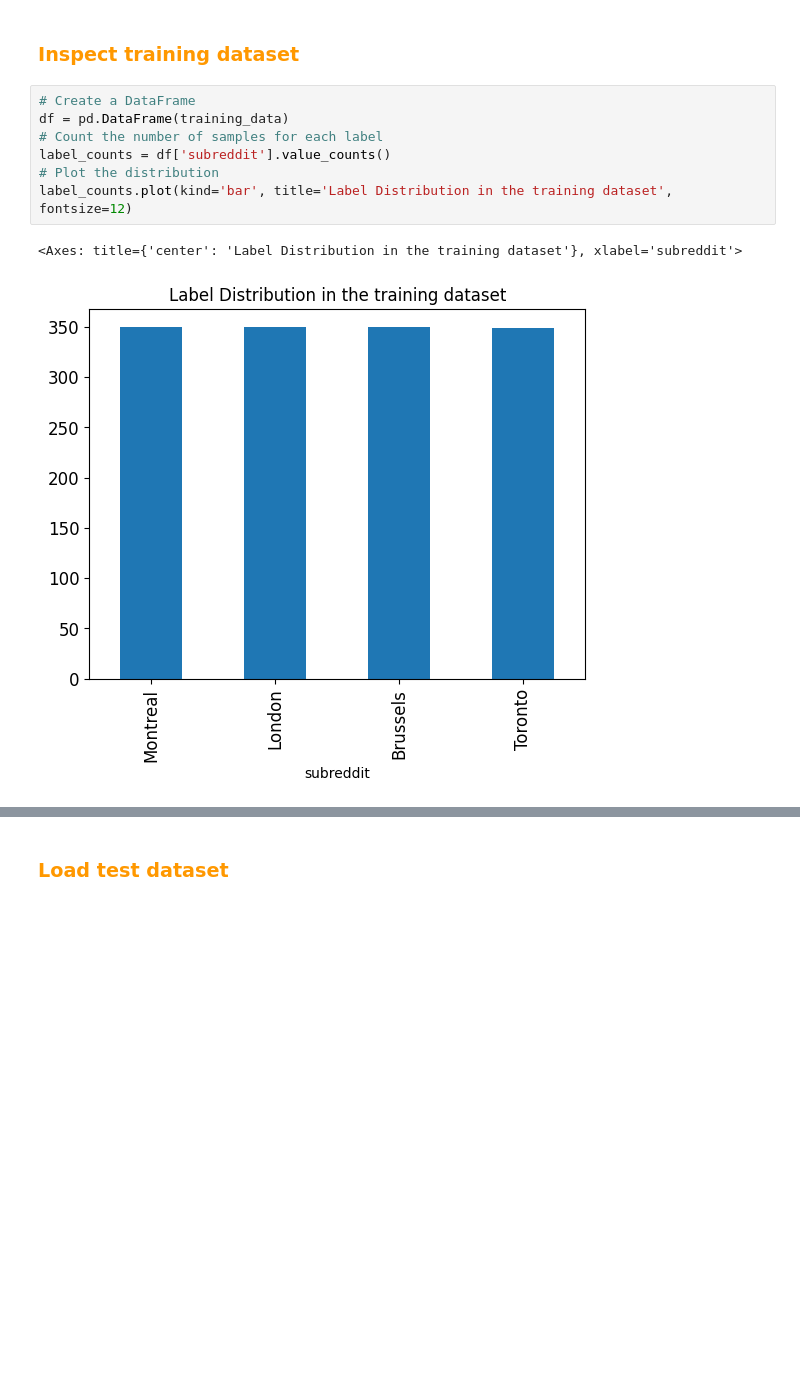
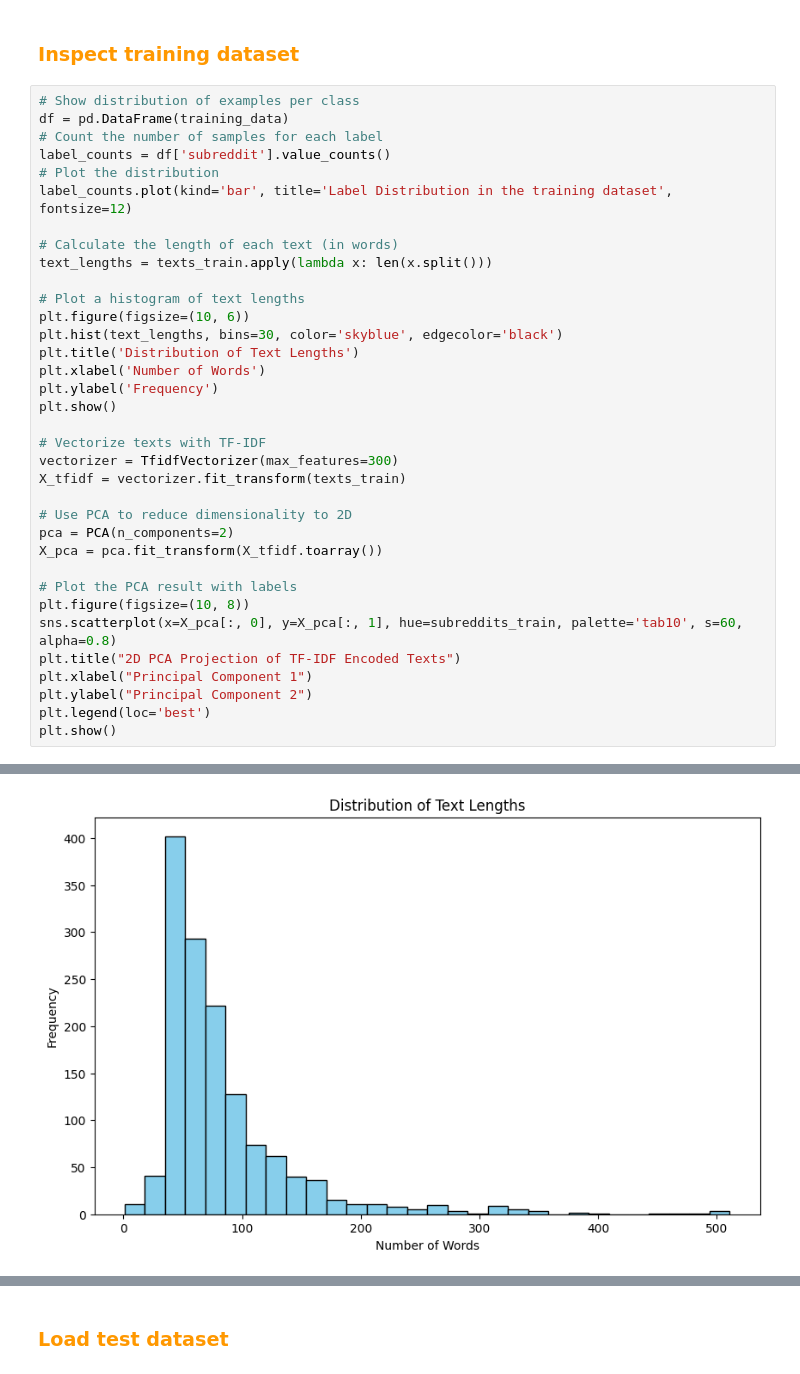
Before and after one commit to corentinlatimier17/ECSE551-MINI-PROJECT_2, a Jupyter notebook: codes/miniproject2.ipynb, the cells around one changed output, grey strips where cells are left out. Cells and saved outputs as stored; diff of their text form; blank space fills up the shorter version.

```diff
--- a/codes/miniproject2.ipynb
+++ b/codes/miniproject2.ipynb
@@ -91,13 +96,39 @@ print(f"Training dataset has {n_samples_training} examples and there are {n_clas
 Training dataset has 1399 examples and there are 4 classes
 # %% [markdown]
 ### <span style="color: #FF9800;">Inspect training dataset</span> ###
-# %%
-# Create a DataFrame
-df = pd.DataFrame(training_data)
-# Count the number of samples for each label
-label_counts = df['subreddit'].value_counts()
-# Plot the distribution
-label_counts.plot(kind='bar', title='Label Distribution in the training dataset', fontsize=12)
-# %% [output]
-<Axes: title={'center': 'Label Distribution in the training dataset'}, xlabel='subreddit'>
-[figure, removed]
+# %%
+# Show distribution of examples per class
+df = pd.DataFrame(training_data)
+# Count the number of samples for each label
+label_counts = df['subreddit'].value_counts()
+# Plot the distribution
+label_counts.plot(kind='bar', title='Label Distribution in the training dataset', fontsize=12)
+
+# Calculate the length of each text (in words)
+text_lengths = texts_train.apply(lambda x: len(x.split()))
+
+# Plot a histogram of text lengths
+plt.figure(figsize=(10, 6))
+plt.hist(text_lengths, bins=30, color='skyblue', edgecolor='black')
+plt.title('Distribution of Text Lengths')
+plt.xlabel('Number of Words')
+plt.ylabel('Frequency')
+plt.show()
+
+# Vectorize texts with TF-IDF
+vectorizer = TfidfVectorizer(max_features=300)
+X_tfidf = vectorizer.fit_transform(texts_train)
+
+# Use PCA to reduce dimensionality to 2D
+pca = PCA(n_components=2)
+X_pca = pca.fit_transform(X_tfidf.toarray())
+
+# Plot the PCA result with labels
+plt.figure(figsize=(10, 8))
+sns.scatterplot(x=X_pca[:, 0], y=X_pca[:, 1], hue=subreddits_train, palette='tab10', s=60, alpha=0.8)
+plt.title("2D PCA Projection of TF-IDF Encoded Texts")
+plt.xlabel("Principal Component 1")
+plt.ylabel("Principal Component 2")
+plt.legend(loc='best')
+plt.show()
+# %% [output]
@@ -103,0 +136 @@ label_counts.plot(kind='bar', title='Label Distribution in the training dataset'
+[figure, added]
```
Also changed, not shown: parts of 23 cells of this notebook, 4 other files.
